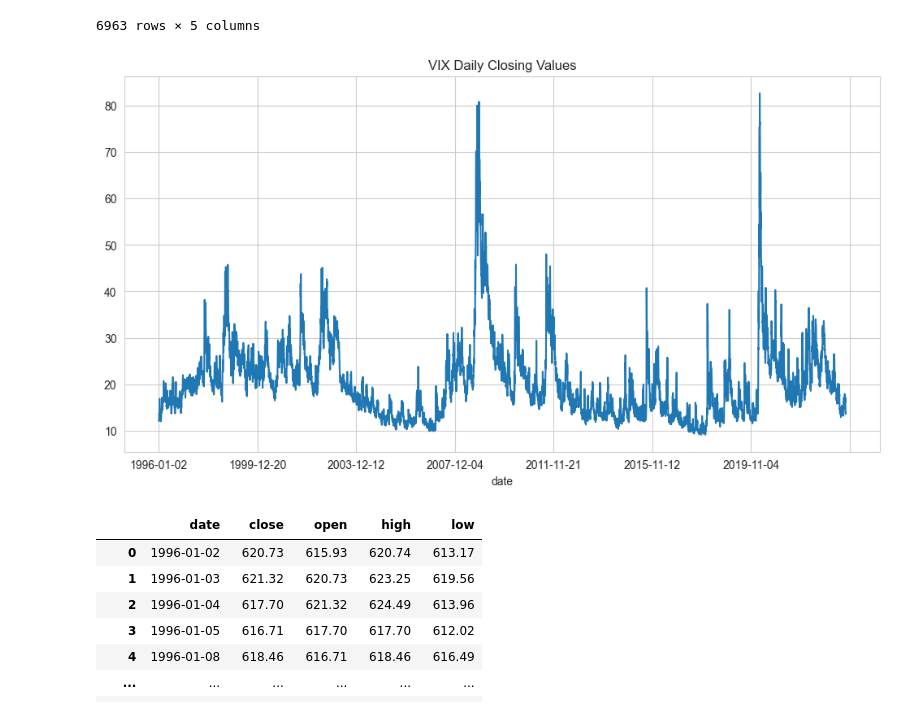
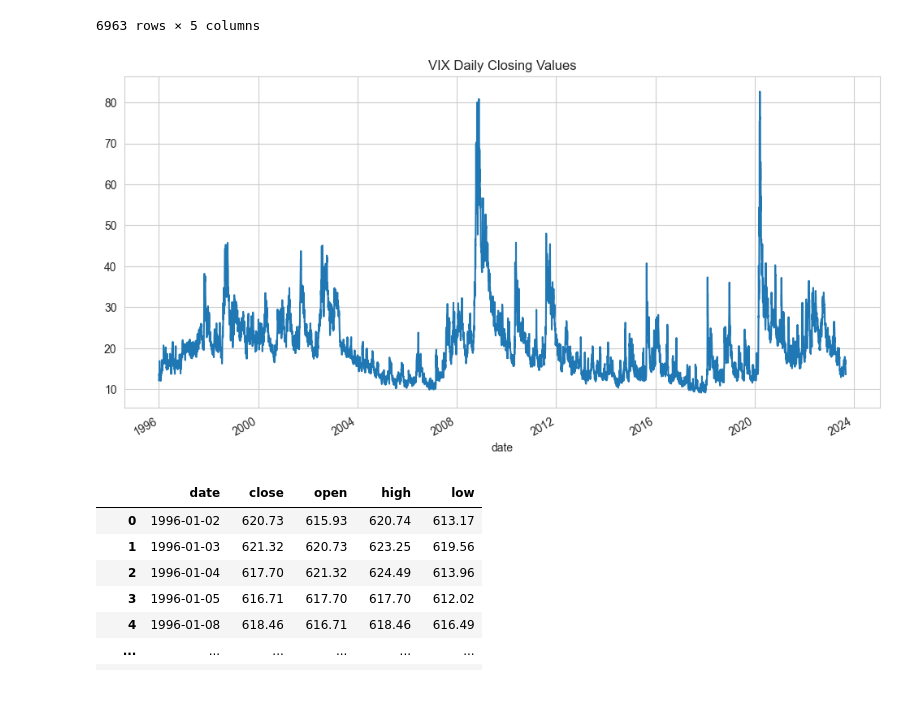
Before and after one commit to Pustak-007/ml_risk_overlay, a Jupyter notebook: Notebooks/01_Data_Acquisition_and_EDA.ipynb, the cells around one changed output. Drawn from its saved outputs; the diff is of its cells as text; code cells hidden in the pictures.

```diff
--- a/Notebooks/01_Data_Acquisition_and_EDA.ipynb
+++ b/Notebooks/01_Data_Acquisition_and_EDA.ipynb
@@ -78,10 +94,11 @@ vix_daily_raw
 6963 rows × 5 columns
 # %%
 #Basic Visualization
+vix_daily_raw['date'] = pd.to_datetime(vix_daily_raw['date'])
 vix_daily_raw.plot(x = 'date', y = 'close',title='VIX Daily Closing Values', figsize=(12,6), legend = False)
 plt.show()
 # %% [output]
-[figure, old version]
+[figure, new version]
 # %%
 #validation check for spx_data
 spx_daily_raw = data_loader.load_raw_data('spx_daily_raw.csv')
```
Also changed, not shown: parts of 23 cells of this notebook.
